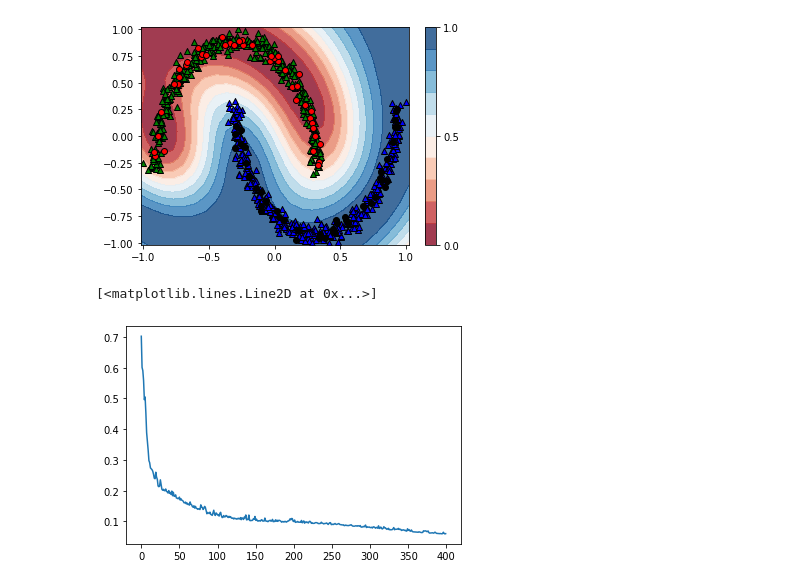
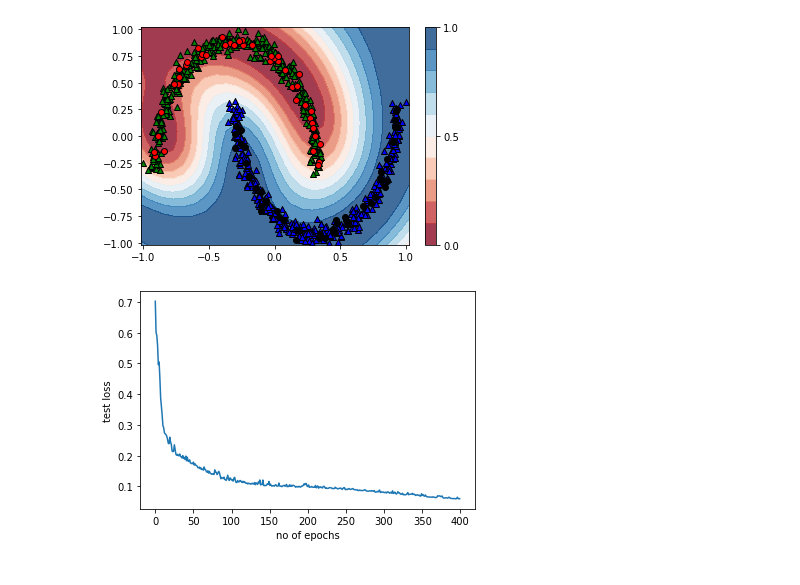
Before and after one commit to kareem1925/Ismailia-school-of-AI, a Jupyter notebook: quantum_gradients/universal_qubit_classifier_gradient_descent.ipynb, the cells around one changed output. Saved outputs shown, nothing was run; the diff lists cells and outputs as text; code cells hidden in the pictures.

Commit message:
editing last figure of test loss

```diff
--- a/quantum_gradients/universal_qubit_classifier_gradient_descent.ipynb
+++ b/quantum_gradients/universal_qubit_classifier_gradient_descent.ipynb
@@ -253,7 +253,9 @@ plt.show()
 # %% [output]
 [figure]
 # %%
+plt.xlabel('no of epochs')
+plt.ylabel('test loss')
 plt.plot(range(400),test_loss)
+plt.show()
 # %% [output]
-[<matplotlib.lines.Line2D at 0x...>]
-[figure, old version]
+[figure, new version]
```
